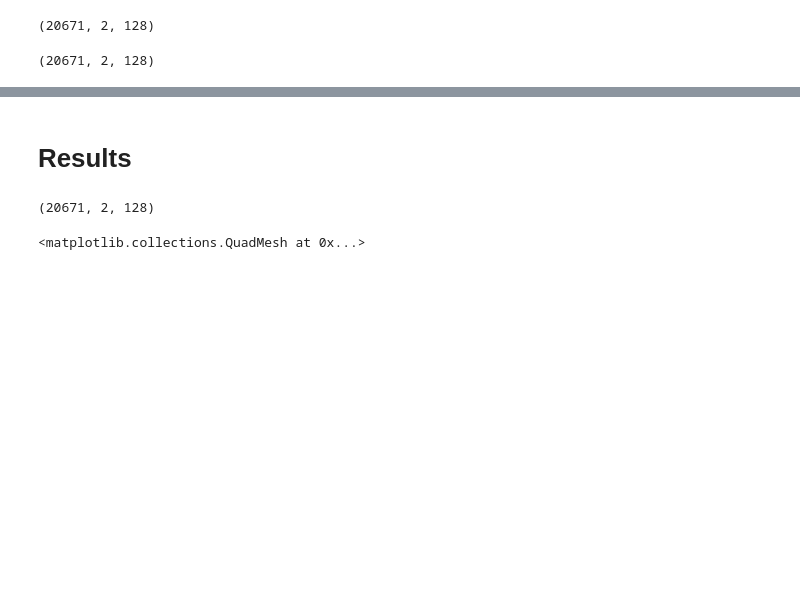
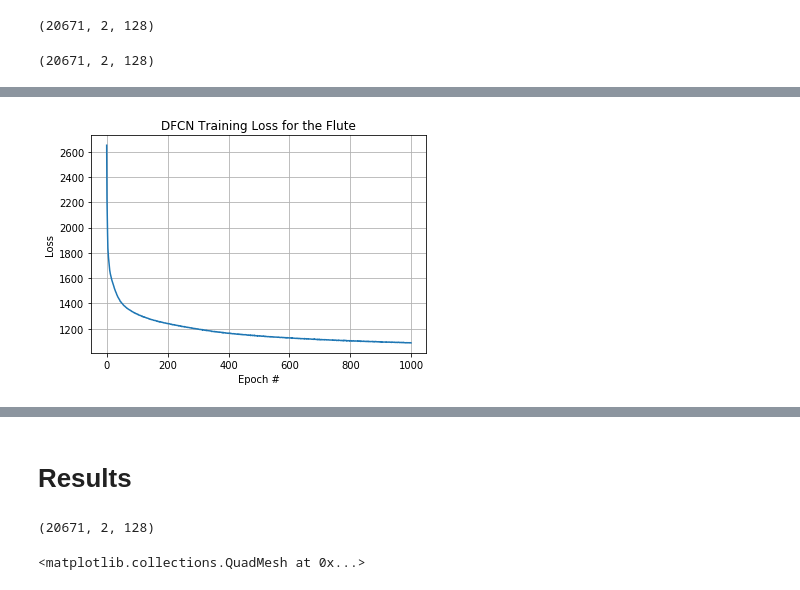
Before and after one commit to Lanno/CECS551Project, a Jupyter notebook: models/fully conv autoencoder 3.ipynb, the cells around one changed output, grey strips where cells are left out. Saved outputs shown, nothing was run; the diff lists cells and outputs as text; code cells hidden in the pictures; blank space fills up the shorter version.

```diff
--- a/models/fully conv autoencoder 3.ipynb
+++ b/models/fully conv autoencoder 3.ipynb
@@ -201,0 +214,8 @@ KeyboardInterrupt:
+# %%
+plt.plot(history.history['loss'])
+plt.title("DFCN Training Loss for the Flute")
+plt.xlabel("Epoch #")
+plt.ylabel("Loss")
+plt.grid()
+# %% [output]
+[figure, added]
```
Also changed, not shown: parts of 11 cells of this notebook, 18 other files.
